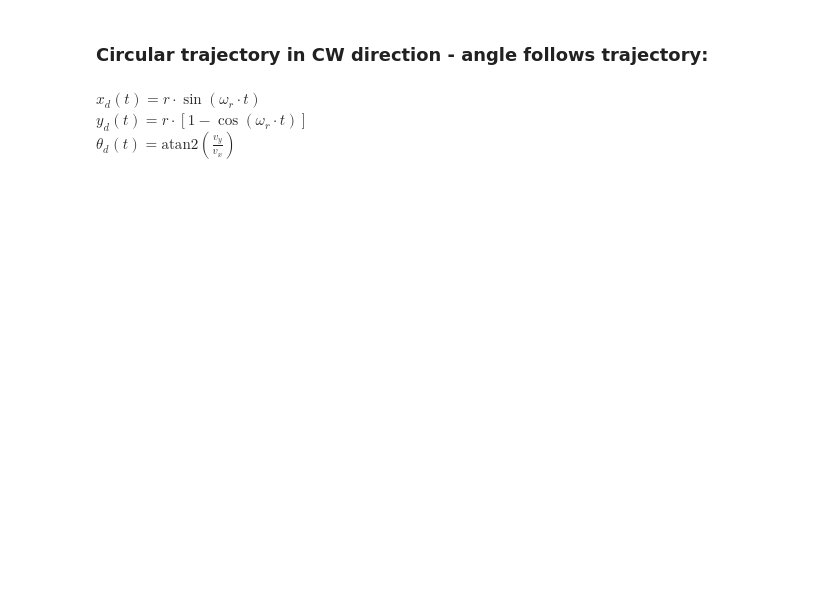
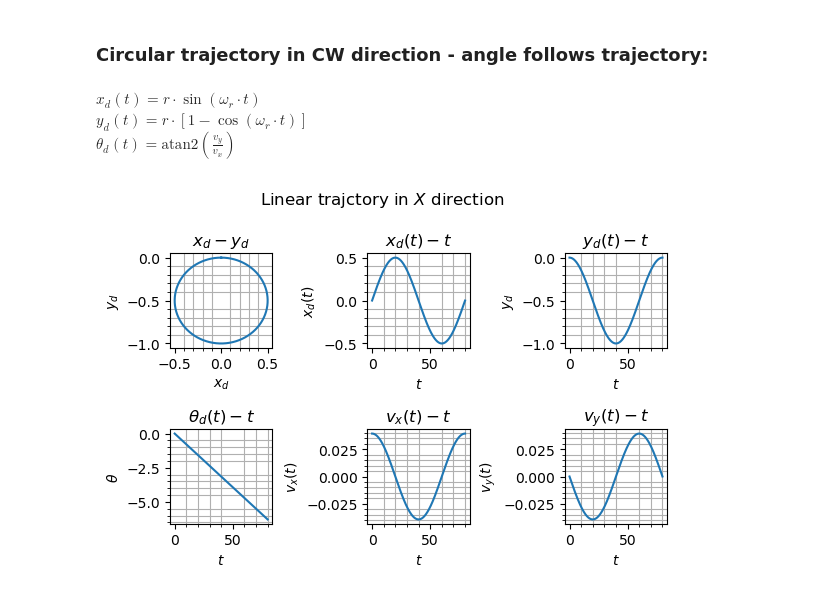
Before and after one commit to BCaran/4wis4wid_notebooks, a Jupyter notebook: 4wis4wid_trajectories.ipynb, the cells around one changed output. Saved outputs shown, nothing was run; the diff lists cells and outputs as text; code cells hidden in the pictures; blank space fills up the shorter version.

```diff
--- a/4wis4wid_trajectories.ipynb
+++ b/4wis4wid_trajectories.ipynb
@@ -146,3 +158,23 @@ plot_trajectory(x_d, y_d, theta_d, np.ones(len(t))*v_x, np.ones(len(t))*v_y, t,
 $x_d(t) = r \cdot \sin{(\omega_r \cdot t)}$ <br>
 $y_d(t) = r \cdot [1 - \cos{(\omega_r \cdot t)}]$ <br>
 $\theta_d(t) = \text{atan2}(\frac{v_y}{v_x})$
+# %%
+duration = 80 #s
+dt = 0.01 #s
+t = np.arange(0,duration + dt, dt)
+
+radius = 0.5
+angular_velocity = (2*np.pi)/80
+
+x_d = radius * np.sin(angular_velocity * t) #m
+y_d = radius * (np.cos(angular_velocity * t) - 1) #m
+
+
+v_x =  radius * angular_velocity * np.cos(angular_velocity * t) #m/s
+v_y = - radius * angular_velocity * np.sin(angular_velocity * t) #m/s
+
+theta_d = np.unwrap(np.arctan2(v_y,v_x))
+
+plot_trajectory(x_d, y_d, theta_d, np.ones(len(t))*v_x, np.ones(len(t))*v_y, t,  "x(t) = v_x*t")
+# %% [output]
+[figure, added]
```
Also changed, not shown: parts of 17 cells of this notebook.
